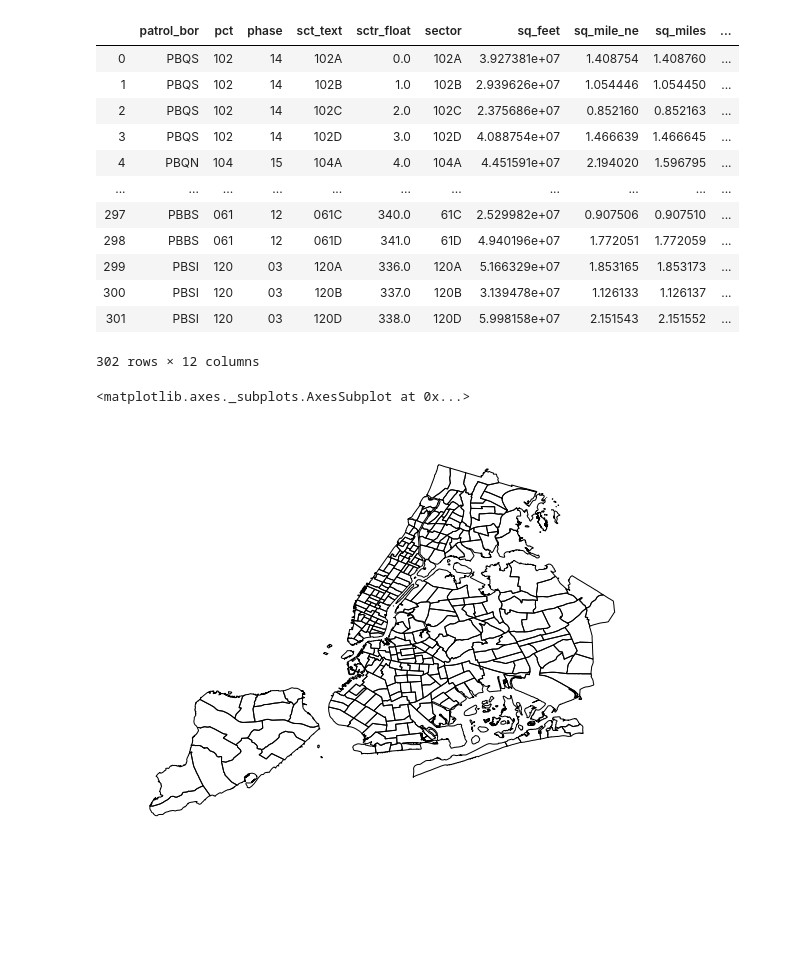
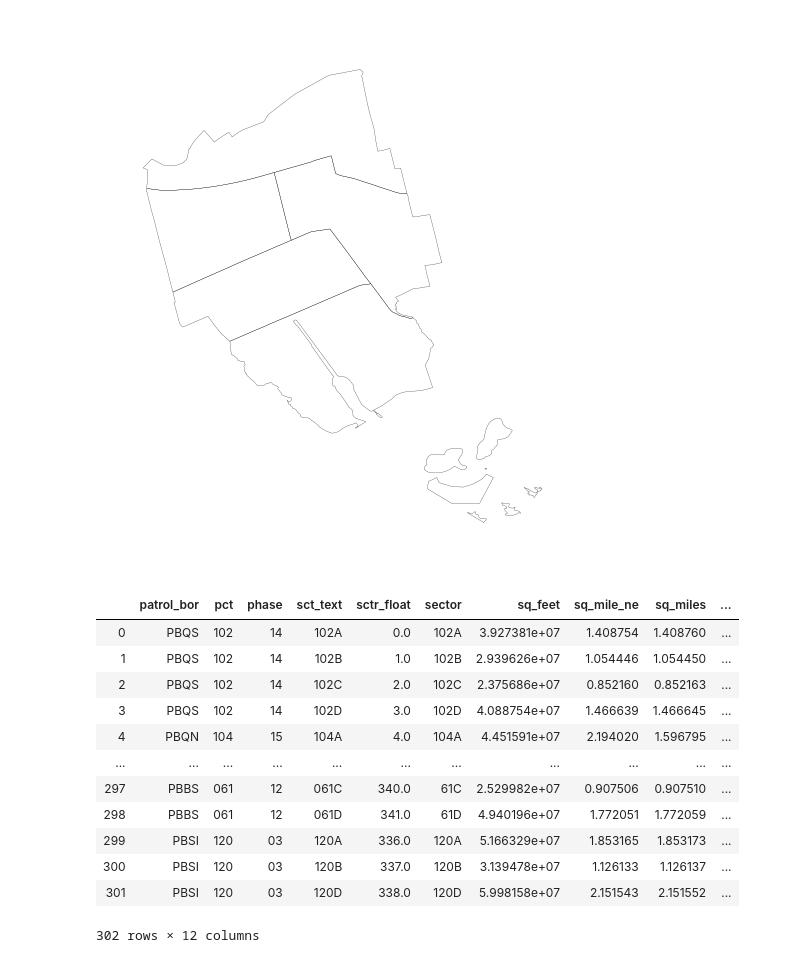
Before and after one commit to ta-data-lis/final-project, a Jupyter notebook: your-project/nyc-crime-eda.ipynb, the cells around one changed output. Cells and saved outputs as stored; diff of their text form; code cells hidden in the pictures; blank space fills up the shorter version.

```diff
--- a/your-project/nyc-crime-eda.ipynb
+++ b/your-project/nyc-crime-eda.ipynb
@@ -9,22 +43,6 @@ col_description = pd.read_csv(path + 'crime_documentation.txt')
 # %%
-nypd = geopandas.read_file(path + 'nypd_precincts.shp').to_crs(epsg=4326)
-nypd
+region = geopandas.read_file(path + 'nypd_precincts.shp').to_crs(epsg=4326)
+
+p75 = region[region['pct'] == '075']
 # %% [output]
-|  | patrol_bor | pct | phase | sct_text | sctr_float | sector | sq_feet | sq_mile_ne | sq_miles | ... |
-| 0 | PBQS | 102 | 14 | 102A | 0.0 | 102A | 3.927381e+07 | 1.408754 | 1.408760 | ... |
-| 1 | PBQS | 102 | 14 | 102B | 1.0 | 102B | 2.939626e+07 | 1.054446 | 1.054450 | ... |
-| 2 | PBQS | 102 | 14 | 102C | 2.0 | 102C | 2.375686e+07 | 0.852160 | 0.852163 | ... |
-| 3 | PBQS | 102 | 14 | 102D | 3.0 | 102D | 4.088754e+07 | 1.466639 | 1.466645 | ... |
-| 4 | PBQN | 104 | 15 | 104A | 4.0 | 104A | 4.451591e+07 | 2.194020 | 1.596795 | ... |
-| ... | ... | ... | ... | ... | ... | ... | ... | ... | ... | ... |
-| 297 | PBBS | 061 | 12 | 061C | 340.0 | 61C | 2.529982e+07 | 0.907506 | 0.907510 | ... |
-| 298 | PBBS | 061 | 12 | 061D | 341.0 | 61D | 4.940196e+07 | 1.772051 | 1.772059 | ... |
-| 299 | PBSI | 120 | 03 | 120A | 336.0 | 120A | 5.166329e+07 | 1.853165 | 1.853173 | ... |
-| 300 | PBSI | 120 | 03 | 120B | 337.0 | 120B | 3.139478e+07 | 1.126133 | 1.126137 | ... |
-| 301 | PBSI | 120 | 03 | 120D | 338.0 | 120D | 5.998158e+07 | 2.151543 | 2.151552 | ... |
-302 rows × 12 columns
+[figure, added]
-# %%
-geoplot.polyplot(nypd, figsize=(10, 10), lw= 1, facecolor= 'none', edgecolor='k', alpha=1)
-# %% [output]
-<matplotlib.axes._subplots.AxesSubplot at 0x...>
-[figure, removed]
@@ -30,0 +57,16 @@ geoplot.polyplot(nypd, figsize=(10, 10), lw= 1, facecolor= 'none', edgecolor='k'
+# %%
+region
+# %% [output]
+|  | patrol_bor | pct | phase | sct_text | sctr_float | sector | sq_feet | sq_mile_ne | sq_miles | ... |
+| 0 | PBQS | 102 | 14 | 102A | 0.0 | 102A | 3.927381e+07 | 1.408754 | 1.408760 | ... |
+| 1 | PBQS | 102 | 14 | 102B | 1.0 | 102B | 2.939626e+07 | 1.054446 | 1.054450 | ... |
+| 2 | PBQS | 102 | 14 | 102C | 2.0 | 102C | 2.375686e+07 | 0.852160 | 0.852163 | ... |
+| 3 | PBQS | 102 | 14 | 102D | 3.0 | 102D | 4.088754e+07 | 1.466639 | 1.466645 | ... |
+| 4 | PBQN | 104 | 15 | 104A | 4.0 | 104A | 4.451591e+07 | 2.194020 | 1.596795 | ... |
+| ... | ... | ... | ... | ... | ... | ... | ... | ... | ... | ... |
+| 297 | PBBS | 061 | 12 | 061C | 340.0 | 61C | 2.529982e+07 | 0.907506 | 0.907510 | ... |
+| 298 | PBBS | 061 | 12 | 061D | 341.0 | 61D | 4.940196e+07 | 1.772051 | 1.772059 | ... |
+| 299 | PBSI | 120 | 03 | 120A | 336.0 | 120A | 5.166329e+07 | 1.853165 | 1.853173 | ... |
+| 300 | PBSI | 120 | 03 | 120B | 337.0 | 120B | 3.139478e+07 | 1.126133 | 1.126137 | ... |
+| 301 | PBSI | 120 | 03 | 120D | 338.0 | 120D | 5.998158e+07 | 2.151543 | 2.151552 | ... |
+302 rows × 12 columns
```
Also changed, not shown: parts of 16 cells of this notebook, 4 other files.
